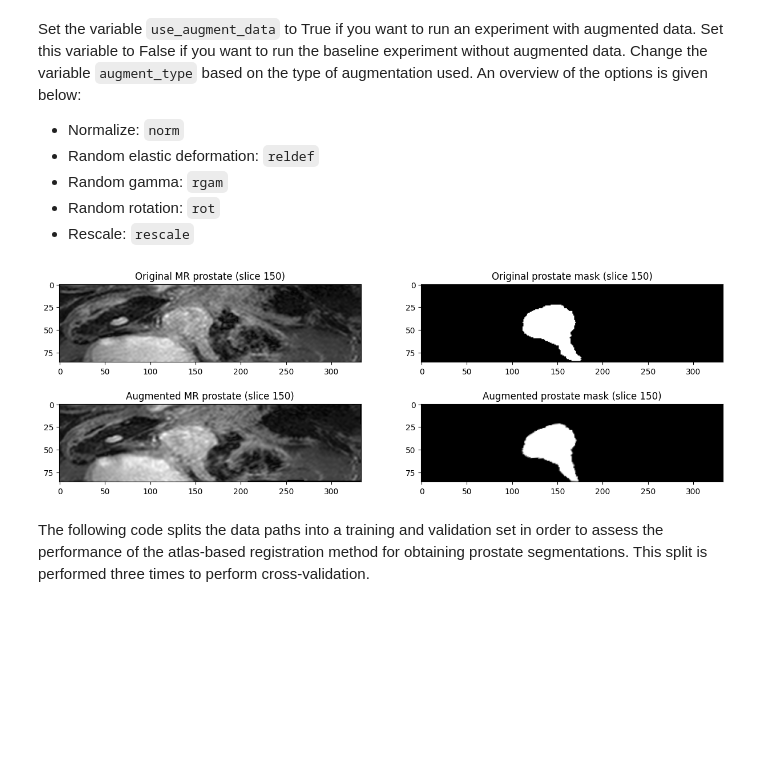
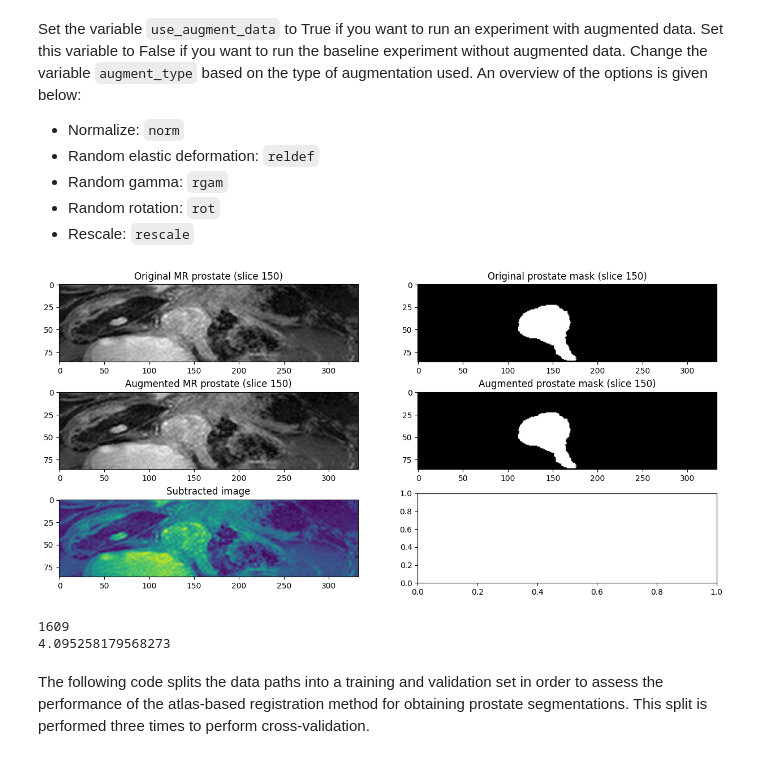
Before and after one commit to MartvStraten/8DM20-Capita-Selecta, a Jupyter notebook: ImageRegistration/altas_project.ipynb, the cells around one changed output. Cells and saved outputs as stored; diff of their text form; code cells hidden in the pictures; blank space fills up the shorter version.

```diff
--- a/ImageRegistration/altas_project.ipynb
+++ b/ImageRegistration/altas_project.ipynb
@@ -62,16 +62,16 @@ def generate_aug_data(MR_PATHS, MASK_PATHS):
         mask_path = MASK_PATHS[idx]
 
         # Random elastic deformation on both mr image and mask
-        aug_mr_path, aug_mask_path = reldef(mr_path, mask_path)
+        aug_mr_path = normalise(mr_path)
 
         # Append paths in list
         aug_mr_train_paths.append(aug_mr_path)
-        aug_mask_train_paths.append(aug_mask_path)
 
-    return aug_mr_train_paths, aug_mask_train_paths
+
+    return aug_mr_train_paths
 
 # Example usage
-# AUG_MR_PATHS, AUG_MASK_PATHS = generate_aug_data(MR_PATHS, MASK_PATHS)
+AUG_MR_PATHS = generate_aug_data(MR_PATHS, MASK_PATHS)
 # %% [markdown]
 Set the variable `use_augment_data` to True if you want to run an experiment with augmented data. Set this variable to False if you want to run the baseline experiment without augmented data. Change the variable `augment_type` based on the type of augmentation used. An overview of the options is given below:
 - Normalize: `norm`
@@ -82,7 +82,7 @@ Set the variable `use_augment_data` to True if you want to run an experiment wit
 # %%
 # Augmentation settings
 use_augment_data = True
-augment_type = "reldef"
+augment_type = "norm"
 
 # Load all augmented MR images and augmented masks
 if use_augment_data and (augment_type == "reldef" or augment_type == "rot" or augment_type == "rescale" or augment_type == "affine"):
@@ -96,23 +96,33 @@ if use_augment_data and (augment_type == "norm" or augment_type == "rgam"):
 # %%
 # Load example of augmented patient data
 if use_augment_data:
     aug_mr_example = iio.imread(AUG_MR_PATHS[0])
     aug_mask_example = iio.imread(AUG_MASK_PATHS[0])
 
     # Plot example of augmented patient data
     slice = 150
-    fig, ax = plt.subplots(2, 2, figsize=(15, 5))
+    fig, ax = plt.subplots(3, 2, figsize=(15, 7))
     ax = ax.flatten()
     ax[0].imshow(mr_example[:,:,slice], cmap="gray")
     ax[0].set_title(f"Original MR prostate (slice {slice})")
     ax[1].imshow(mask_example[:,:,slice], cmap="gray")
     ax[1].set_title(f"Original prostate mask (slice {slice})");
     ax[2].imshow(aug_mr_example[:,:,slice], cmap="gray")
     ax[2].set_title(f"Augmented MR prostate (slice {slice})")
     ax[3].imshow(aug_mask_example[:,:,slice], cmap="gray")
     ax[3].set_title(f"Augmented prostate mask (slice {slice})");
+    ax[4].imshow(mr_example[:,:,slice]-aug_mr_example[:,:,slice])
+    ax[4].set_title(f'Subtracted image')
 # %% [output]
-[figure, old version]
+[figure, new version]
+# %%
+max_real = mr_example[:,:,slice].max()
+max_aug = aug_mr_example[:,:,slice].max()
+print(max_real)
+print(max_aug)
+# %% [output]
+1609
+4.095258179568273
 # %% [markdown]
 The following code splits the data paths into a training and validation set in order to assess the performance of the atlas-based registration method for obtaining prostate segmentations. This split is performed three times to perform cross-validation.
 # %%
```
Also changed, not shown: 19 other files.
